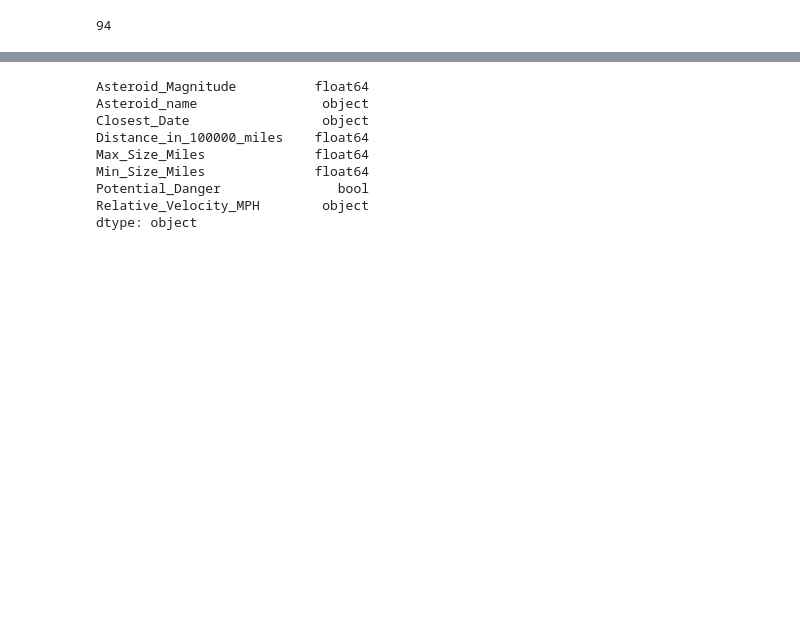
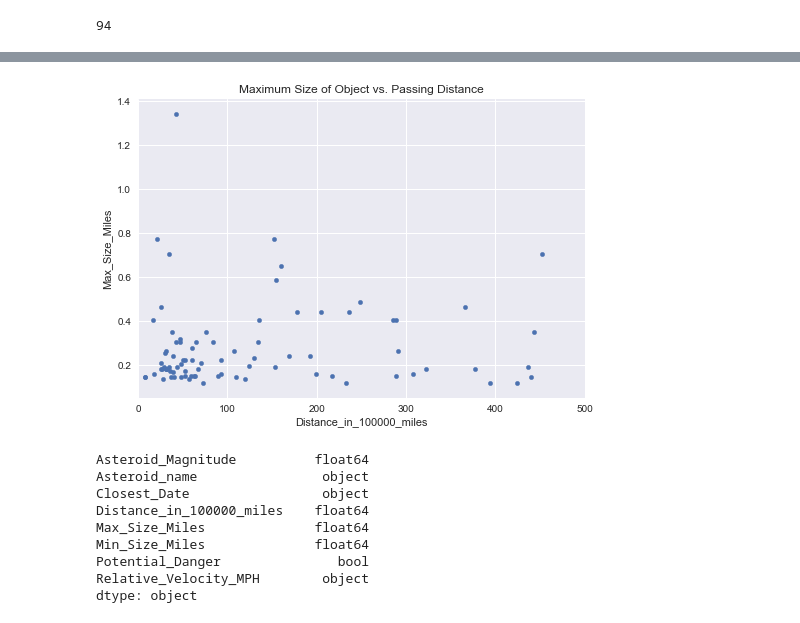
Before and after one commit to ncsu1289/Nasa_Neo_project, a Jupyter notebook: Nasa_Neo_project_db.ipynb, the cells around one changed output, grey strips where cells are left out. Drawn from its saved outputs; the diff is of its cells as text; code cells hidden in the pictures; blank space fills up the shorter version.

```diff
--- a/Nasa_Neo_project_db.ipynb
+++ b/Nasa_Neo_project_db.ipynb
@@ -220,3 +229,5 @@ neo_hazardous.head()
 len(neo_hazardous["Potential_Danger"])
 # %% [output]
 94
+# %%
+hazard_size_dist=neo_hazardous[["Distance_in_100000_miles","Max_Size_Miles"]]
@@ -222,0 +238,3 @@ len(neo_hazardous["Potential_Danger"])
+# %%
+hazard_size_dist.set_index("Distance_in_100000_miles")
+hazard_size_dist.head()
@@ -223,3 +248,10 @@ len(neo_hazardous["Potential_Danger"])
+# %%
+hazard_size_dist.plot(kind="scatter",x="Distance_in_100000_miles",y="Max_Size_Miles",grid = True,title="Maximum Size of Object vs. Passing Distance")
+plt.xlim(0,500)
+plt.savefig("Hazard_Size_Distance.png")
+plt.show()
+# %% [output]
+[figure, added]
 # %%
 neo_hazardous.dtypes
 # %% [output]
```
Also changed, not shown: parts of 32 cells of this notebook.
